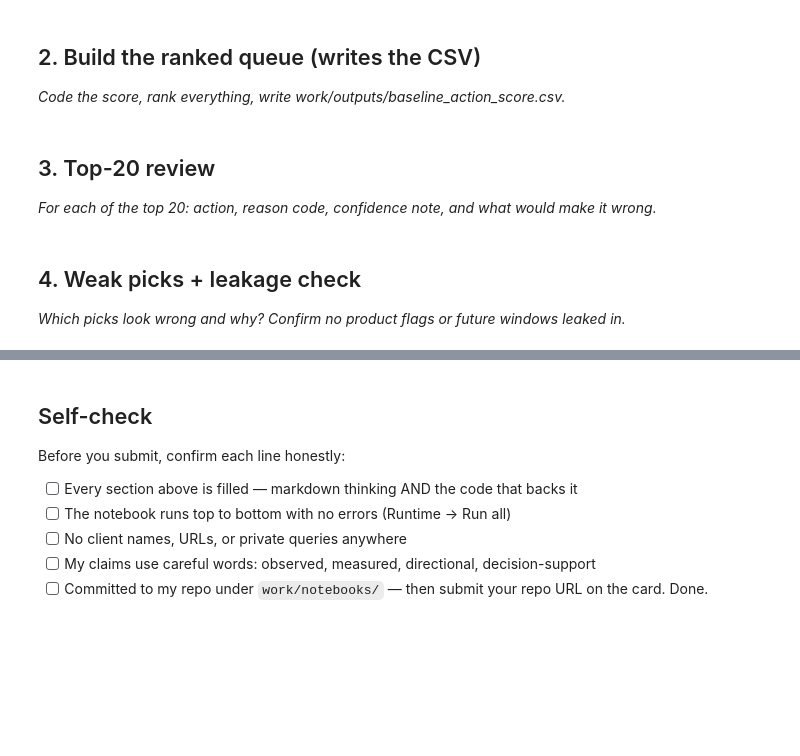
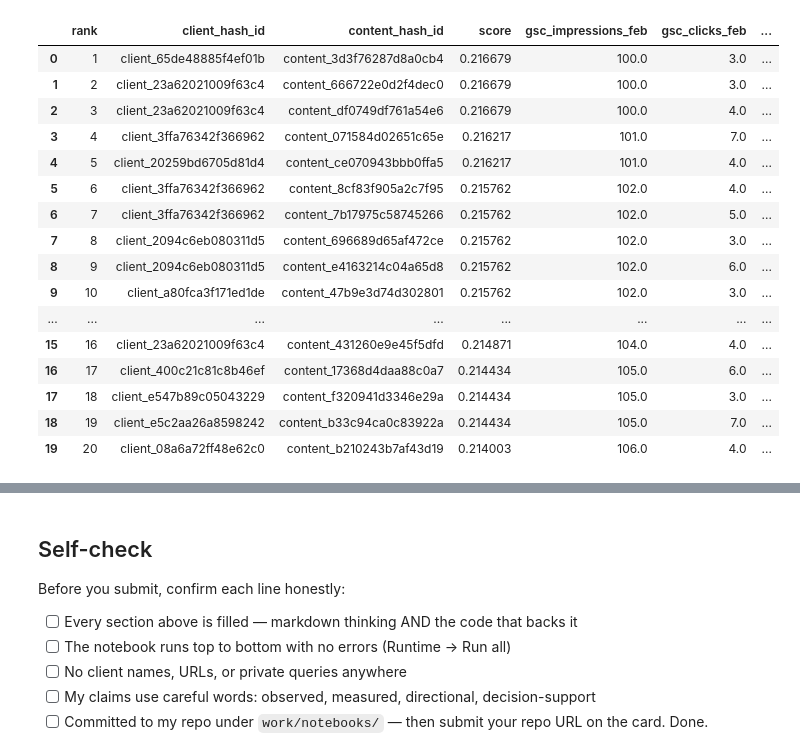
Before and after one commit to Ramy99999999/Flyrank-machine-learning-internship, a Jupyter notebook: work/notebooks/w04_baseline_score.ipynb, the cells around one changed output, grey strips where cells are left out. Cells and saved outputs as stored; diff of their text form; code cells hidden in the pictures; blank space fills up the shorter version.

```diff
--- a/work/notebooks/w04_baseline_score.ipynb
+++ b/work/notebooks/w04_baseline_score.ipynb
@@ -13,7 +414,40 @@ This skeleton is yours to fill. Work the sections **in order** — each one has
 # %%
 # This cell is for CODE (numbers, a query, a check).
 # Write your text answer in the cell ABOVE this one — typing sentences here breaks Run All.
+# Review the top 20 ranked items.
+# March went_dark is shown only for audit/review, not for scoring.
+
+top20 = baseline.head(20).copy()
+
+review_cols = [
+    "rank",
+    "client_hash_id",
+    "content_hash_id",
+    "score",
+    "gsc_impressions_feb",
+    "gsc_clicks_feb",
+    "avg_position_feb",
+    "ctr_feb",
+    "ctr_gap",
+    "went_dark"
+]
+
+top20[review_cols]
+# %% [output]
+|  | rank | client_hash_id | content_hash_id | score | gsc_impressions_feb | gsc_clicks_feb | ... |
+| 0 | 1 | client_65de48885f4ef01b | content_3d3f76287d8a0cb4 | 0.216679 | 100.0 | 3.0 | ... |
+| 1 | 2 | client_23a62021009f63c4 | content_666722e0d2f4dec0 | 0.216679 | 100.0 | 3.0 | ... |
+| 2 | 3 | client_23a62021009f63c4 | content_df0749df761a54e6 | 0.216679 | 100.0 | 4.0 | ... |
+| 3 | 4 | client_3ffa76342f366962 | content_071584d02651c65e | 0.216217 | 101.0 | 7.0 | ... |
+| 4 | 5 | client_20259bd6705d81d4 | content_ce070943bbb0ffa5 | 0.216217 | 101.0 | 4.0 | ... |
+| 5 | 6 | client_3ffa76342f366962 | content_8cf83f905a2c7f95 | 0.215762 | 102.0 | 4.0 | ... |
+| 6 | 7 | client_3ffa76342f366962 | content_7b17975c58745266 | 0.215762 | 102.0 | 5.0 | ... |
+| 7 | 8 | client_2094c6eb080311d5 | content_696689d65af472ce | 0.215762 | 102.0 | 3.0 | ... |
+| 8 | 9 | client_2094c6eb080311d5 | content_e4163214c04a65d8 | 0.215762 | 102.0 | 6.0 | ... |
+| 9 | 10 | client_a80fca3f171ed1de | content_47b9e3d74d302801 | 0.215762 | 102.0 | 3.0 | ... |
+| ... | ... | ... | ... | ... | ... | ... | ... |
+| 15 | 16 | client_23a62021009f63c4 | content_431260e9e45f5dfd | 0.214871 | 104.0 | 4.0 | ... |
+| 16 | 17 | client_400c21c81c8b46ef | content_17368d4daa88c0a7 | 0.214434 | 105.0 | 6.0 | ... |
+| 17 | 18 | client_e547b89c05043229 | content_f320941d3346e29a | 0.214434 | 105.0 | 3.0 | ... |
+| 18 | 19 | client_e5c2aa26a8598242 | content_b33c94ca0c83922a | 0.214434 | 105.0 | 7.0 | ... |
+| 19 | 20 | client_08a6a72ff48e62c0 | content_b210243b7af43d19 | 0.214003 | 106.0 | 4.0 | ... |
-# %% [markdown]
-## 2. Build the ranked queue (writes the CSV)
-
-*Code the score, rank everything, write work/outputs/baseline_action_score.csv.*
@@ -23,4 +453,0 @@ This skeleton is yours to fill. Work the sections **in order** — each one has
-# %% [markdown]
-## 3. Top-20 review
-
-*For each of the top 20: action, reason code, confidence note, and what would make it wrong.*
@@ -30,4 +453,0 @@ This skeleton is yours to fill. Work the sections **in order** — each one has
-# %% [markdown]
-## 4. Weak picks + leakage check
-
-*Which picks look wrong and why? Confirm no product flags or future windows leaked in.*
```
Also changed, not shown: parts of 14 cells of this notebook.
